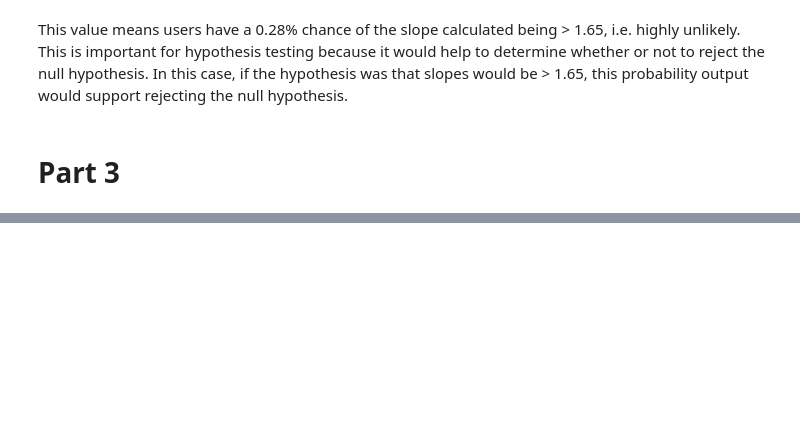
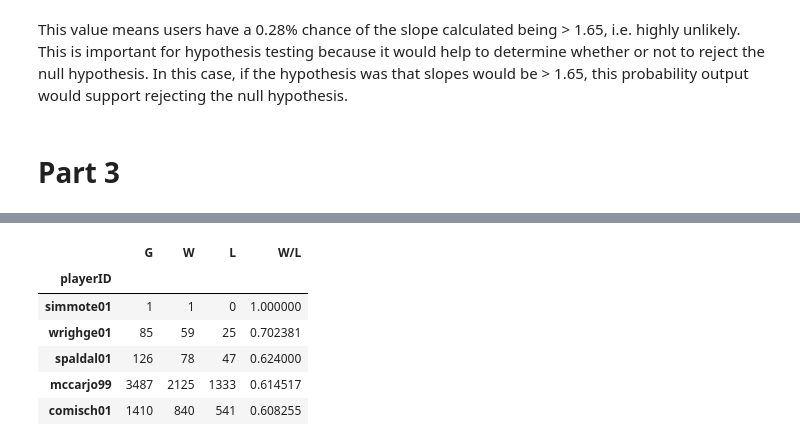
Before and after one commit to jilliangreene/sta_554_assignments, a Jupyter notebook: Greene_STA554_HW5.ipynb, the cells around one changed output, grey strips where cells are left out. Cells and saved outputs as stored; diff of their text form; code cells hidden in the pictures; blank space fills up the shorter version.

```diff
--- a/Greene_STA554_HW5.ipynb
+++ b/Greene_STA554_HW5.ipynb
@@ -112,0 +208,5 @@ This value means users have a 0.28% chance of the slope calculated being > 1.65,
+# %%
+# Return every season managed by those managers
+query = "SELECT Managers.playerID, Managers.G, Managers.W, Managers.L FROM Managers INNER JOIN HallOfFame ON Managers.playerID = HallOfFame.playerID WHERE HallOfFame.inducted = 'Y';"
+hof_seasons = pd.read_sql(query, con)
+hof_seasons.head()
@@ -112,0 +220,4 @@ This value means users have a 0.28% chance of the slope calculated being > 1.65,
+# %%
+# Sum wins and losses for each playerID
+hof_seasons = hof_seasons.groupby('playerID').sum()
+hof_seasons.head()
@@ -112,0 +232,15 @@ This value means users have a 0.28% chance of the slope calculated being > 1.65,
+# %%
+# New variable that is the Win-Loss percentage
+hof_seasons['W/L'] = hof_seasons['W'] / (hof_seasons['W'] + hof_seasons['L'])
+
+# Sort by W/L
+hof_seasons = hof_seasons.sort_values(by = 'W/L', ascending = False)
+hof_seasons.head()
+# %% [output]
+|  | G | W | L | W/L |
+| playerID |  |  |  |  |
+| simmote01 | 1 | 1 | 0 | 1.000000 |
+| wrighge01 | 85 | 59 | 25 | 0.702381 |
+| spaldal01 | 126 | 78 | 47 | 0.624000 |
+| mccarjo99 | 3487 | 2125 | 1333 | 0.614517 |
+| comisch01 | 1410 | 840 | 541 | 0.608255 |
```
Also changed, not shown: parts of 12 cells of this notebook.
